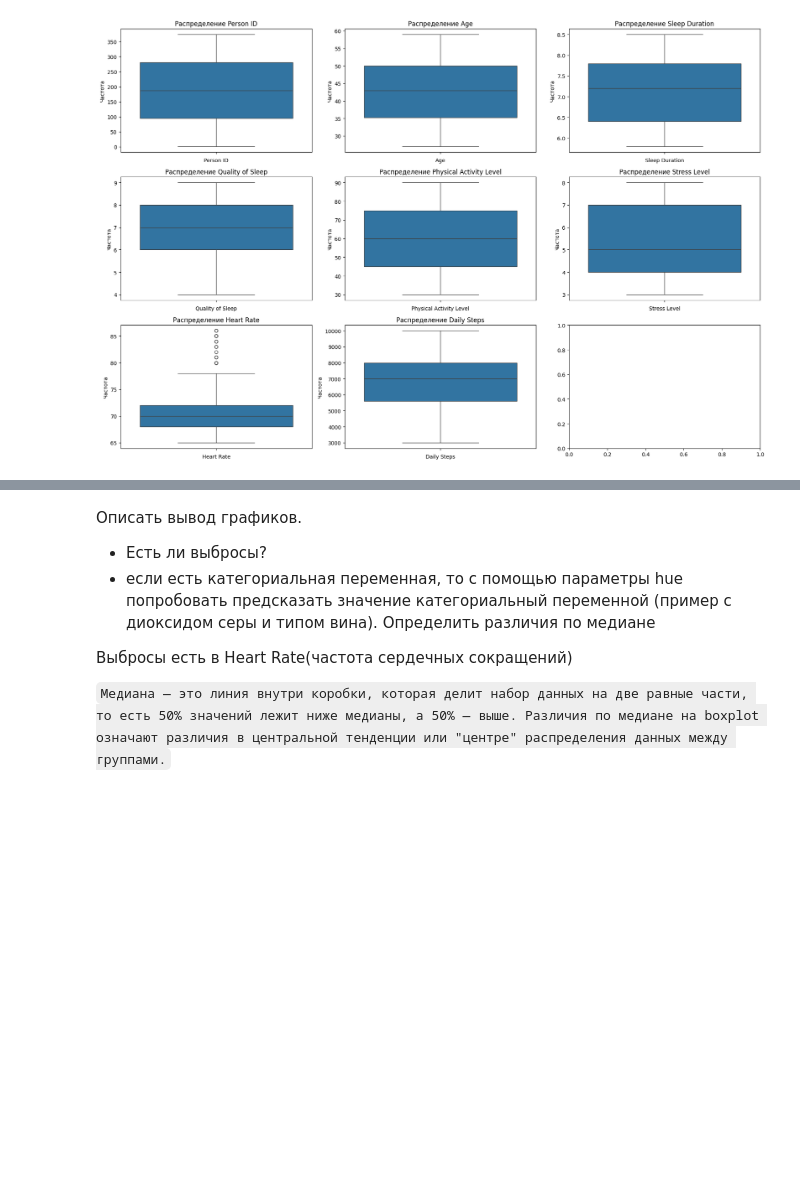
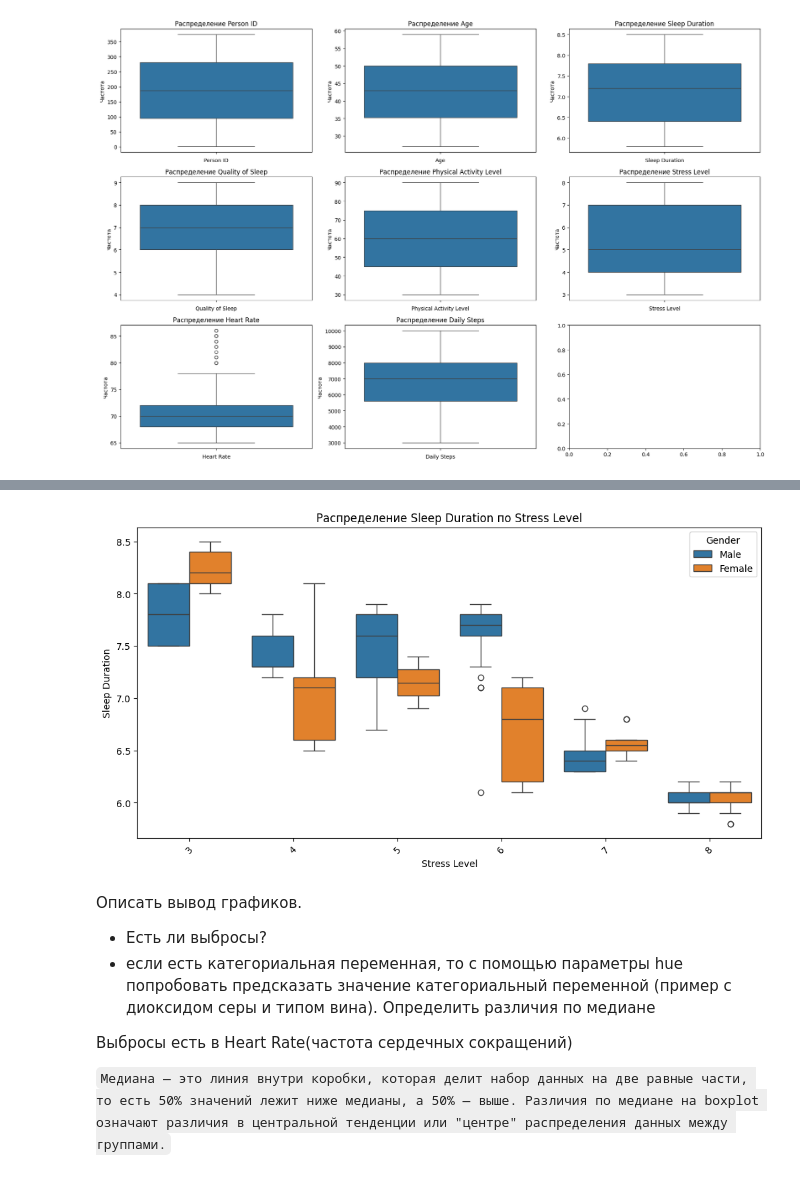
Before and after one commit to hiraeth31/ML-labs, a Jupyter notebook: "Практика_1_ipynb".ipynb, the cells around one changed output, grey strips where cells are left out. Saved outputs shown, nothing was run; the diff lists cells and outputs as text; code cells hidden in the pictures; blank space fills up the shorter version.

```diff
--- a/"Практика_1_ipynb".ipynb
+++ b/"Практика_1_ipynb".ipynb
@@ -336,3 +344,11 @@ plt.show()
+# %%
+plt.figure(figsize=(12, 6))
+sns.boxplot(data=df, x='Stress Level', y='Sleep Duration', hue='Gender')
+plt.title('Распределение Sleep Duration по Stress Level')
+plt.xticks(rotation=45)
+plt.show()
+# %% [output]
+[figure, added]
 # %% [markdown]
 Описать вывод графиков.
 - Есть ли выбросы?
```
Also changed, not shown: parts of 2 cells of this notebook.
